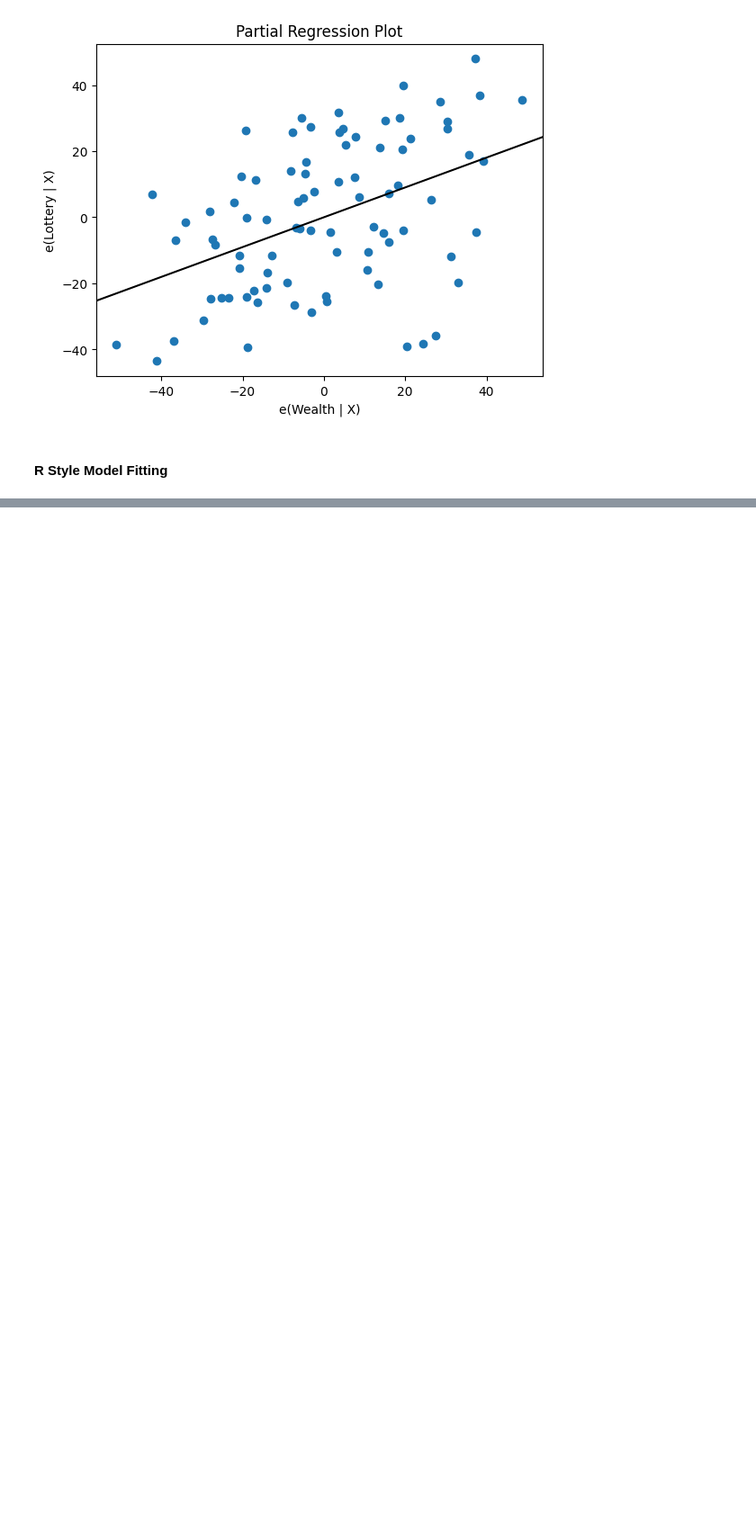
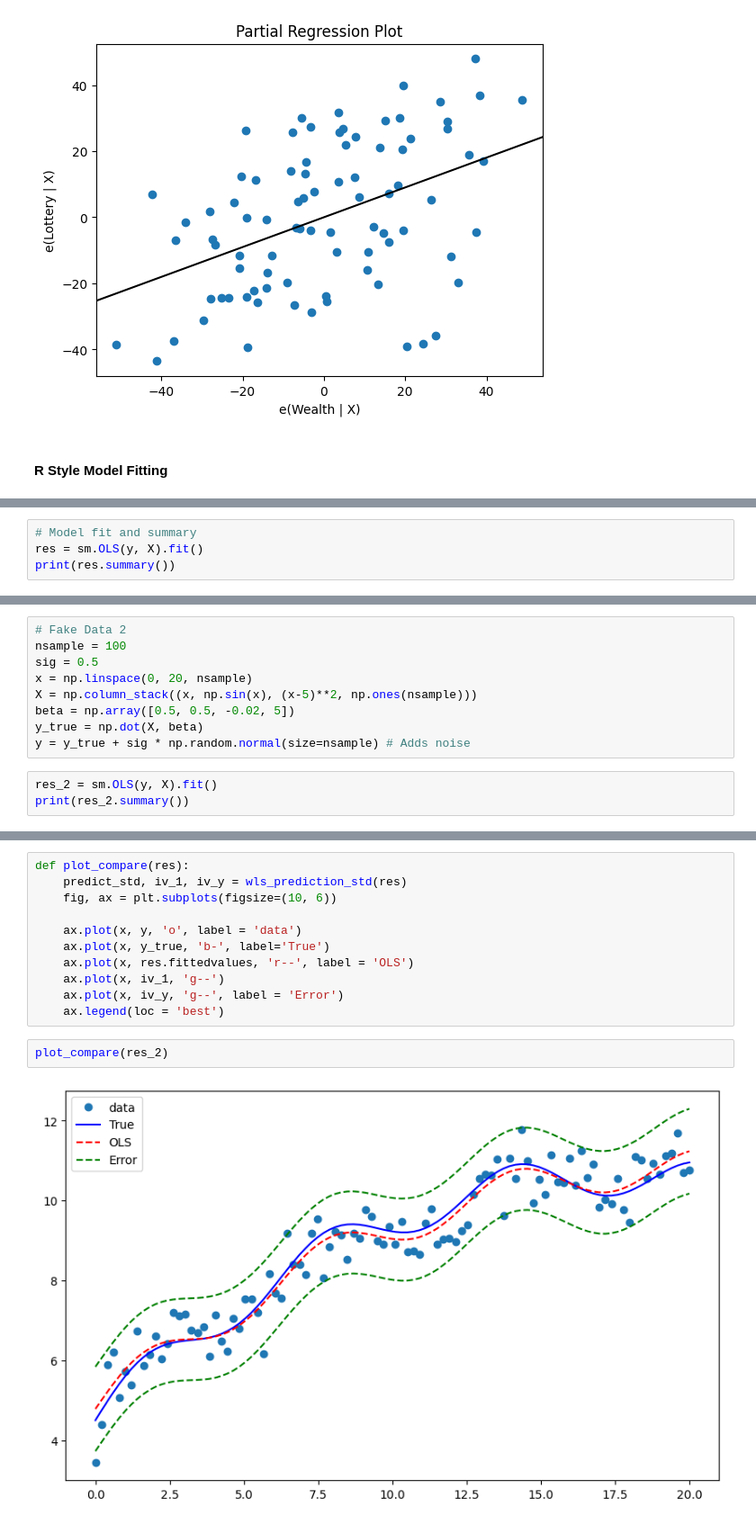
Before and after one commit to evanameyer1/Practice, a Jupyter notebook: python/import review/statsmodels.ipynb, the cells around one changed output, grey strips where cells are left out. Shown: that part at 90% size. Drawn from its saved outputs; the diff is of its cells as text; blank space fills up the shorter version.

```diff
--- a/python/import review/statsmodels.ipynb
+++ b/python/import review/statsmodels.ipynb
@@ -238,0 +393,4 @@ sm.graphics.plot_partregress("Lottery", 'Wealth',['Region', 'Literacy'],
+# %%
+# Model fit and summary
+res = sm.OLS(y, X).fit()
+print(res.summary())
@@ -238,0 +415,12 @@ sm.graphics.plot_partregress("Lottery", 'Wealth',['Region', 'Literacy'],
+# %%
+# Fake Data 2
+nsample = 100
+sig = 0.5
+x = np.linspace(0, 20, nsample)
+X = np.column_stack((x, np.sin(x), (x-5)**2, np.ones(nsample)))
+beta = np.array([0.5, 0.5, -0.02, 5])
+y_true = np.dot(X, beta)
+y = y_true + sig * np.random.normal(size=nsample) # Adds noise
+# %%
+res_2 = sm.OLS(y, X).fit()
+print(res_2.summary())
@@ -238,0 +471,15 @@ sm.graphics.plot_partregress("Lottery", 'Wealth',['Region', 'Literacy'],
+# %%
+def plot_compare(res):
+    predict_std, iv_1, iv_y = wls_prediction_std(res)
+    fig, ax = plt.subplots(figsize=(10, 6))
+
+    ax.plot(x, y, 'o', label = 'data')
+    ax.plot(x, y_true, 'b-', label='True')
+    ax.plot(x, res.fittedvalues, 'r--', label = 'OLS')
+    ax.plot(x, iv_1, 'g--')
+    ax.plot(x, iv_y, 'g--', label = 'Error')
+    ax.legend(loc = 'best')
+# %%
+plot_compare(res_2)
+# %% [output]
+[figure, added]
```
Also changed, not shown: parts of 14 cells of this notebook.
